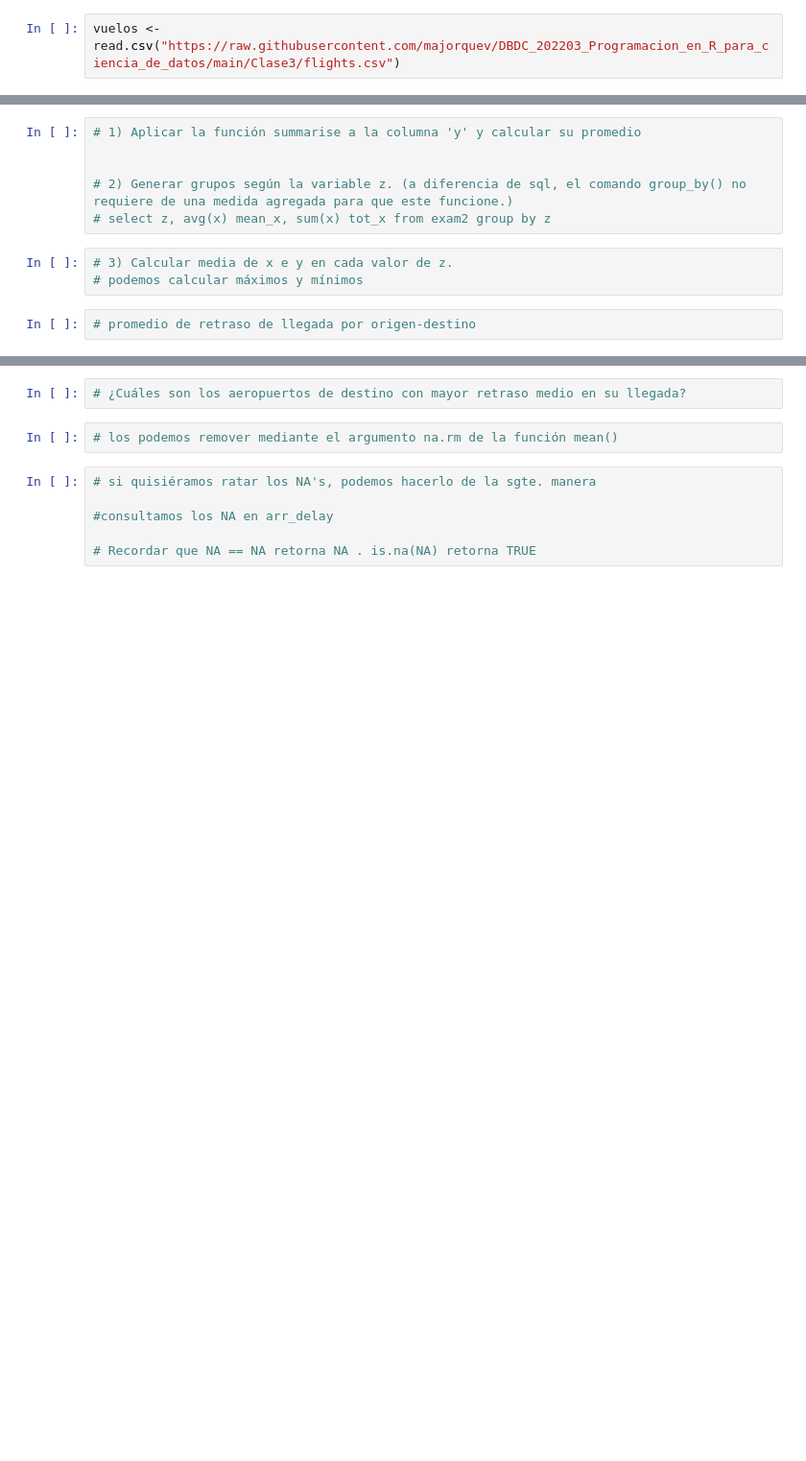
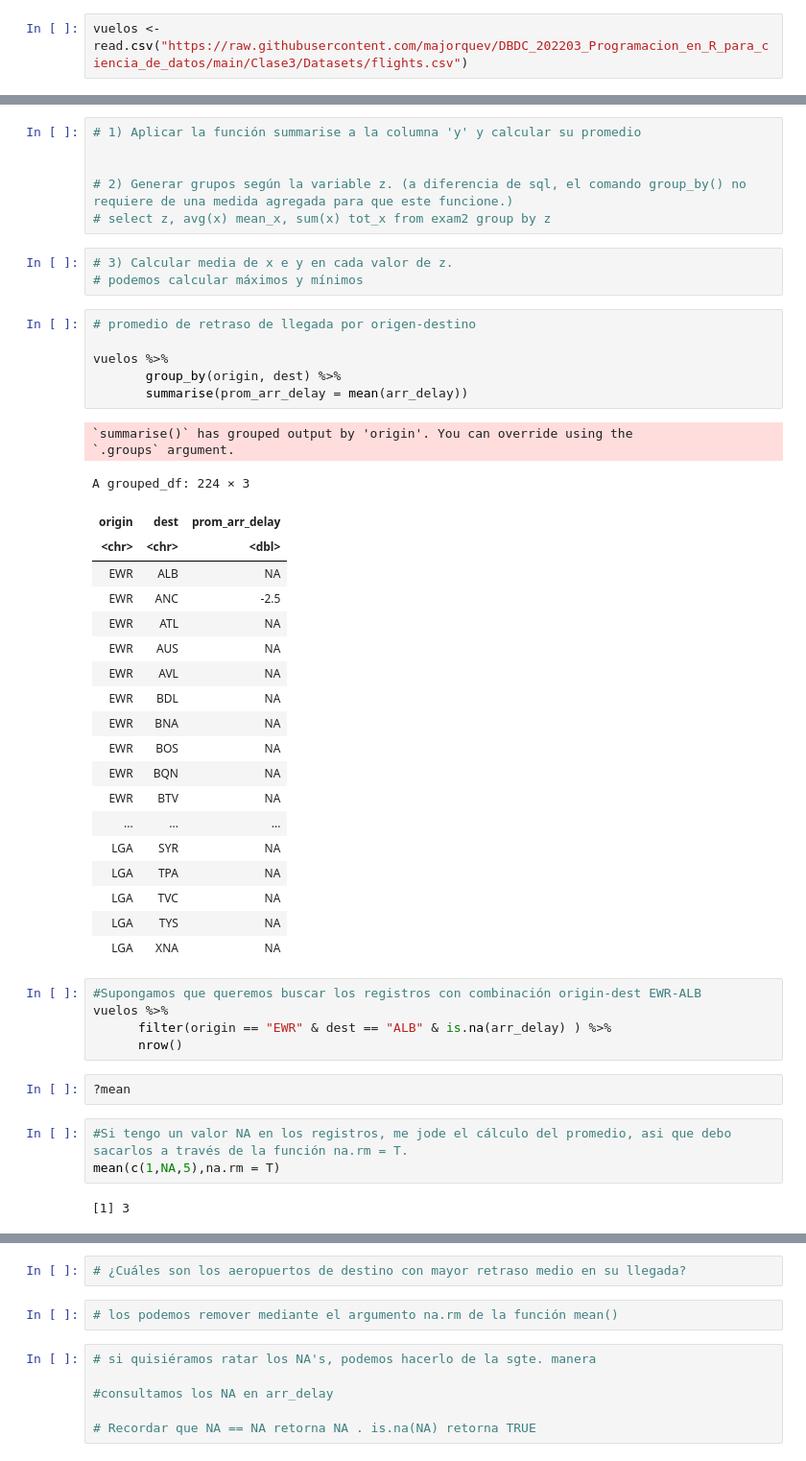
Before and after one commit to avineses/PUC_DBDC, a Jupyter notebook: Clase3/Clase3_01_manipulacion_de_tablas_I.ipynb, the cells around one changed output, grey strips where cells are left out. Shown at 96% size. Cells and saved outputs as stored; diff of their text form; blank space fills up the shorter version.

```diff
--- a/Clase3/Clase3_01_manipulacion_de_tablas_I.ipynb
+++ b/Clase3/Clase3_01_manipulacion_de_tablas_I.ipynb
@@ -75,7 +75,7 @@ setwd("/home")
 # %%
 vuelos <- read.csv("flights.csv")
 # %%
-vuelos <- read.csv("https://raw.githubusercontent.com/majorquev/DBDC_202203_Programacion_en_R_para_ciencia_de_datos/main/Clase3/flights.csv")
+vuelos <- read.csv("https://raw.githubusercontent.com/majorquev/DBDC_202203_Programacion_en_R_para_ciencia_de_datos/main/Clase3/Datasets/flights.csv")
 # %%
 #Mostrando los primeros 6 registros
 head(vuelos)
@@ -623,3 +687,41 @@ exam2
 # podemos calcular máximos y mínimos
 # %%
 # promedio de retraso de llegada por origen-destino
+
+vuelos %>%
+       group_by(origin, dest) %>%
+       summarise(prom_arr_delay = mean(arr_delay))
+# %% [output]
+`summarise()` has grouped output by 'origin'. You can override using the
+`.groups` argument.
+A grouped_df: 224 × 3
+| origin | dest | prom_arr_delay |
+| <chr> | <chr> | <dbl> |
+| EWR | ALB | NA |
+| EWR | ANC | -2.5 |
+| EWR | ATL | NA |
+| EWR | AUS | NA |
+| EWR | AVL | NA |
+| EWR | BDL | NA |
+| EWR | BNA | NA |
+| EWR | BOS | NA |
+| EWR | BQN | NA |
+| EWR | BTV | NA |
+| ... | ... | ... |
+| LGA | SYR | NA |
+| LGA | TPA | NA |
+| LGA | TVC | NA |
+| LGA | TYS | NA |
+| LGA | XNA | NA |
+# %%
+#Supongamos que queremos buscar los registros con combinación origin-dest EWR-ALB
+vuelos %>%
+      filter(origin == "EWR" & dest == "ALB" & is.na(arr_delay) ) %>%
+      nrow()
+# %%
+?mean
+# %%
+#Si tengo un valor NA en los registros, me jode el cálculo del promedio, asi que debo sacarlos a través de la función na.rm = T.
+mean(c(1,NA,5),na.rm = T)
+# %% [output]
+[1] 3
```
Also changed, not shown: parts of 12 cells of this notebook.
